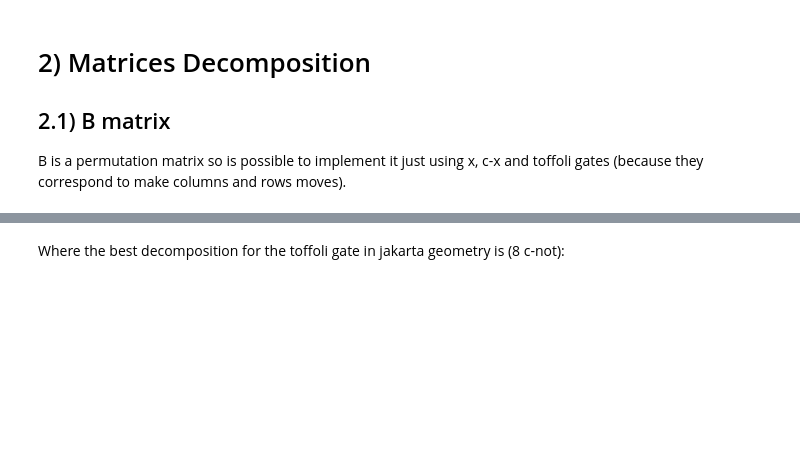
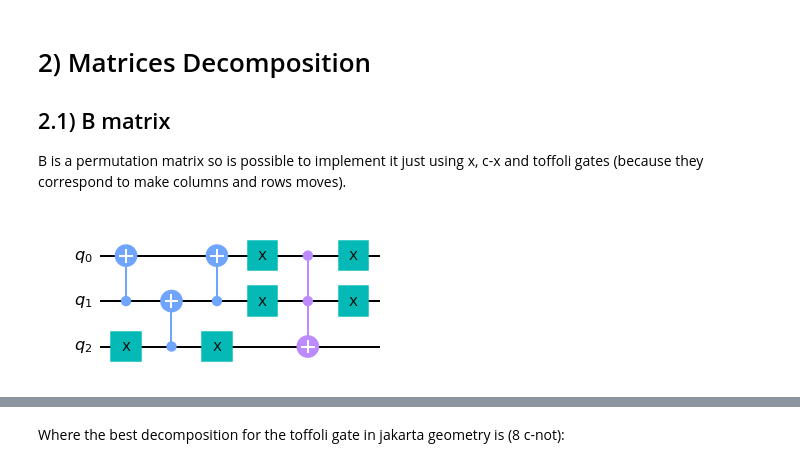
Before and after one commit to Valerio-Amico/valerio_amico_quantum_00, a Jupyter notebook: final_commit/raw_explanations/decomposition_whole_space.ipynb, the cells around one changed output, grey strips where cells are left out. Saved outputs shown, nothing was run; the diff lists cells and outputs as text; code cells hidden in the pictures; blank space fills up the shorter version.

```diff
--- a/final_commit/raw_explanations/decomposition_whole_space.ipynb
+++ b/final_commit/raw_explanations/decomposition_whole_space.ipynb
@@ -79,16 +97,20 @@ Now we need to find a minimal decomposition for B and $M^{n}$.
 
 B is a permutation matrix so is possible to implement it just using x, c-x and toffoli gates (because they correspond to make columns and rows moves).
 # %%
+from qiskit import QuantumCircuit, QuantumRegister, ClassicalRegister, transpile
+
 qr=QuantumRegister(3, name="q")
 B_qc=QuantumCircuit(qr, name="B")
 B_qc.x(qr[2])
 B_qc.cx(qr[1],qr[0])
 B_qc.cx(qr[2],qr[1])
 B_qc.cx(qr[1],qr[0])
 B_qc.x([qr[0],qr[1],qr[2]])
-B_qc.append(Toffoli_gate(),[qr[0],qr[1],qr[2]])
+B_qc.toffoli(qr[0],qr[1],qr[2])#append(Toffoli_gate,[qr[0],qr[1],qr[2]])
 B_qc.x([qr[0],qr[1]])
 
 B_qc.draw(output="mpl")
+# %% [output]
+[figure, added]
 # %%
 transpile(B_qc, basis_gates=["cx", "x", "rz", "sx"]).draw(output="mpl")
```
Also changed, not shown: parts of 11 cells of this notebook, 2 other files.
